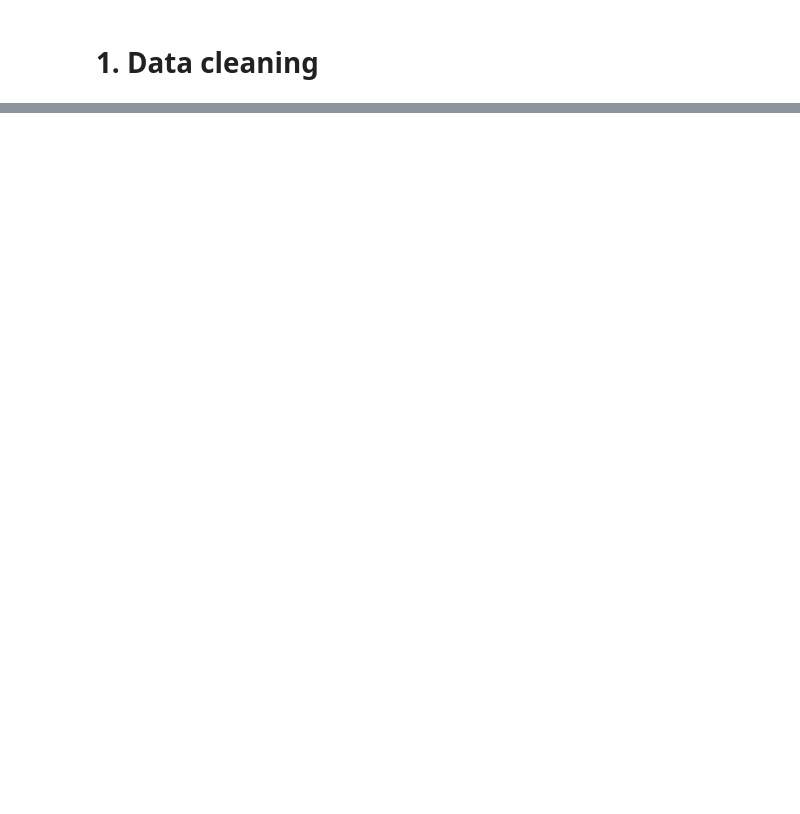
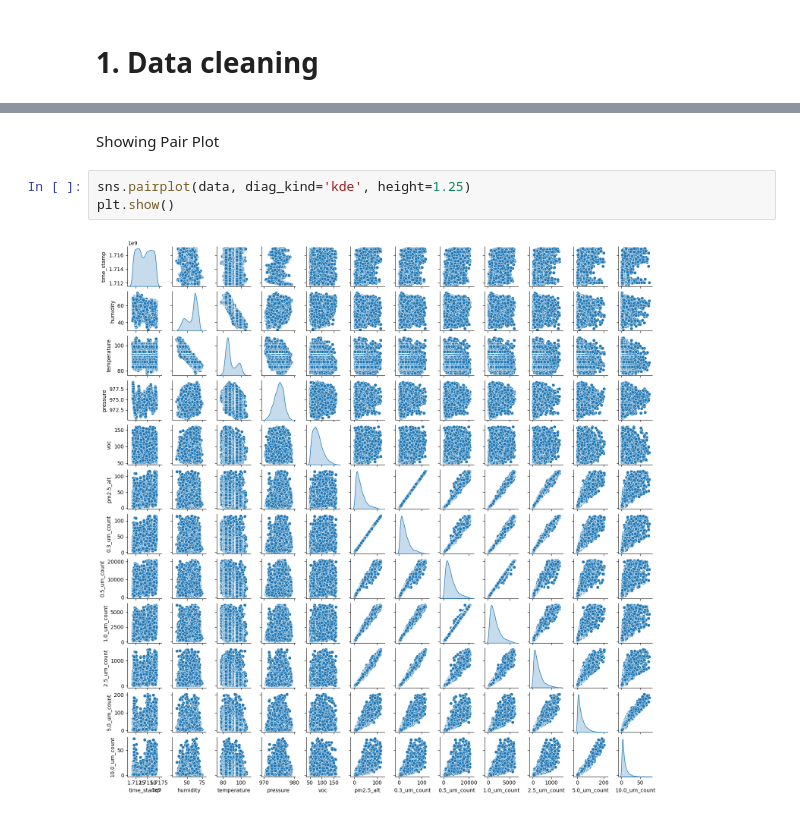
Before and after one commit to dolaemonngeong/BigData_Airbender, a Jupyter notebook: dataclean.py.ipynb, the cells around one changed output, grey strips where cells are left out. Cells and saved outputs as stored; diff of their text form; blank space fills up the shorter version.

```diff
--- a/dataclean.py.ipynb
+++ b/dataclean.py.ipynb
@@ -127,0 +141,7 @@ R2 Score: 0.9999952142470777
+# %% [markdown]
+Showing Pair Plot
+# %%
+sns.pairplot(data, diag_kind='kde', height=1.25)
+plt.show()
+# %% [output]
+[figure, added]
```
Also changed, not shown: parts of 15 cells of this notebook.
